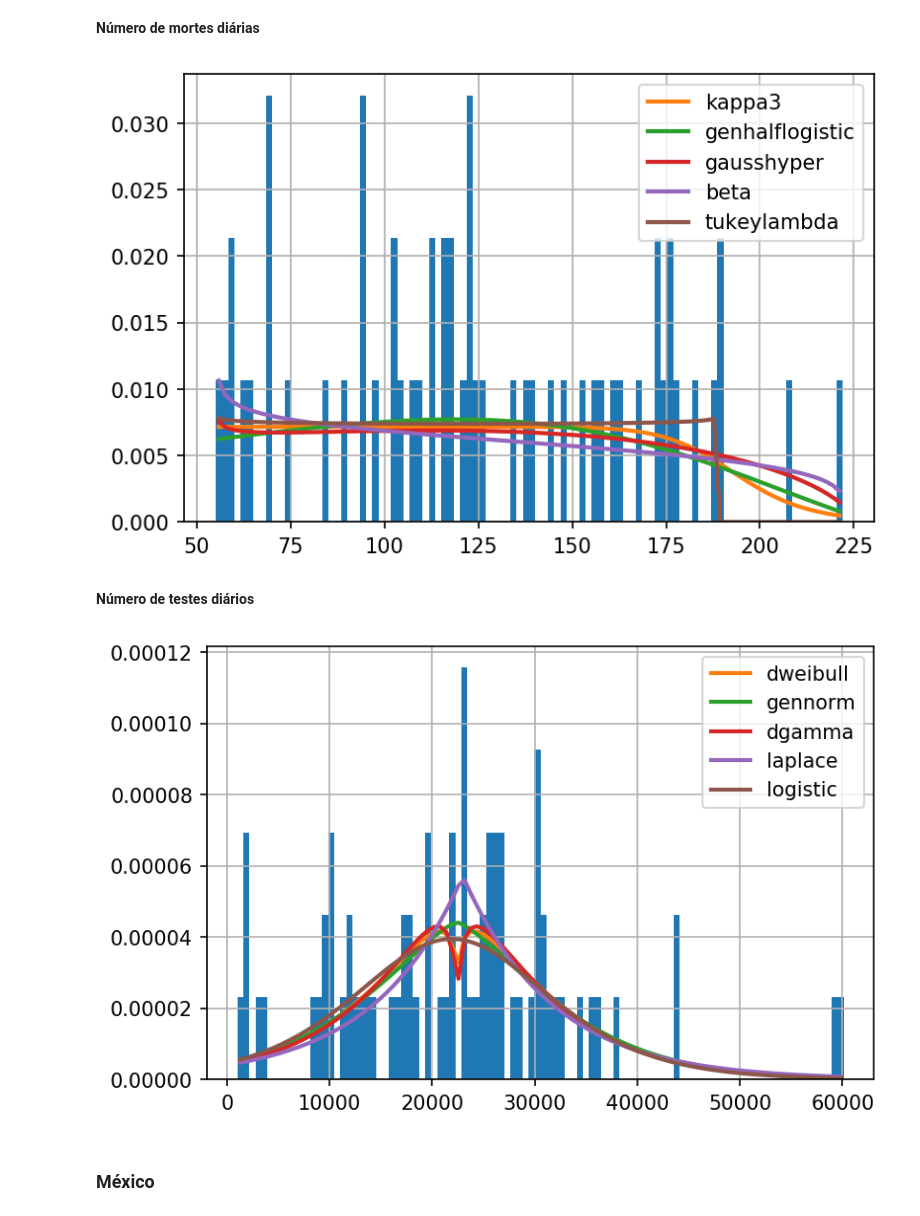
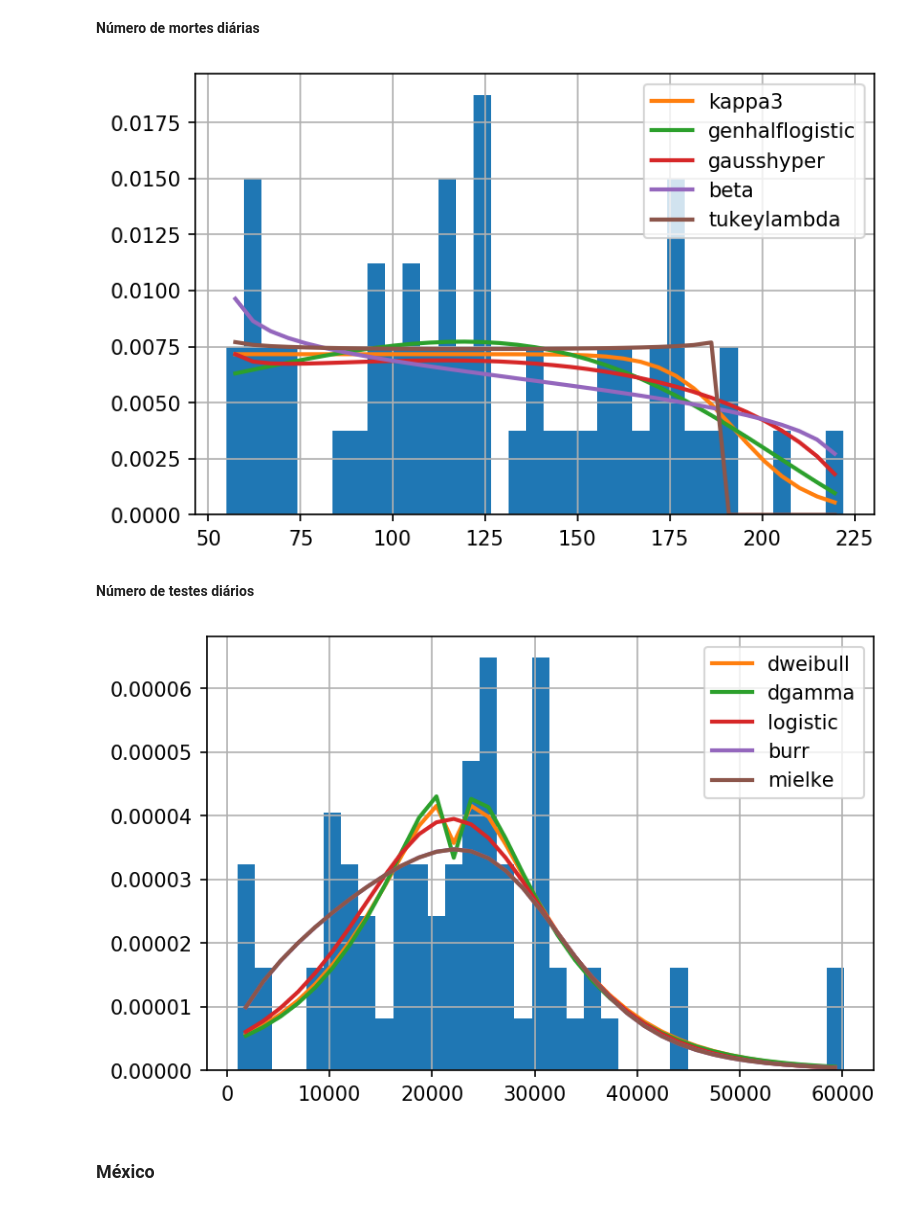
Before and after one commit to cmath-covid/trabalho-grupo-azul-CAP239, a Jupyter notebook: 2_analise_visualizacao_dos_dados/ajustes_pdf.ipynb, the cells around one changed output. Saved outputs shown, nothing was run; the diff lists cells and outputs as text; code cells hidden in the pictures.

```diff
--- a/2_analise_visualizacao_dos_dados/ajustes_pdf.ipynb
+++ b/2_analise_visualizacao_dos_dados/ajustes_pdf.ipynb
@@ -91,25 +91,25 @@ plt.show()
 # %%
 can_newdeaths = can[can.new_deaths >= 50].new_deaths
 # %%
-f = Fitter(can_newdeaths, verbose = False)
+f = Fitter(can_newdeaths, verbose = False, bins = 35)
 f.fit()
 plt.figure(dpi = 150)
 f.summary()
 plt.show()
 # %% [output]
-[figure, old version]
+[figure, new version]
 # %% [markdown]
 **Número de testes diários**
 # %%
 can_newtests = can[can.new_tests >= 50].new_tests
 # %%
-f = Fitter(can_newtests, verbose = False)
+f = Fitter(can_newtests, verbose = False, bins = 35)
 f.fit()
 plt.figure(dpi = 150)
 f.summary()
 plt.show()
 # %% [output]
-[figure, old version]
+[figure, new version]
 # %% [markdown]
 ### México
 # %%
```
